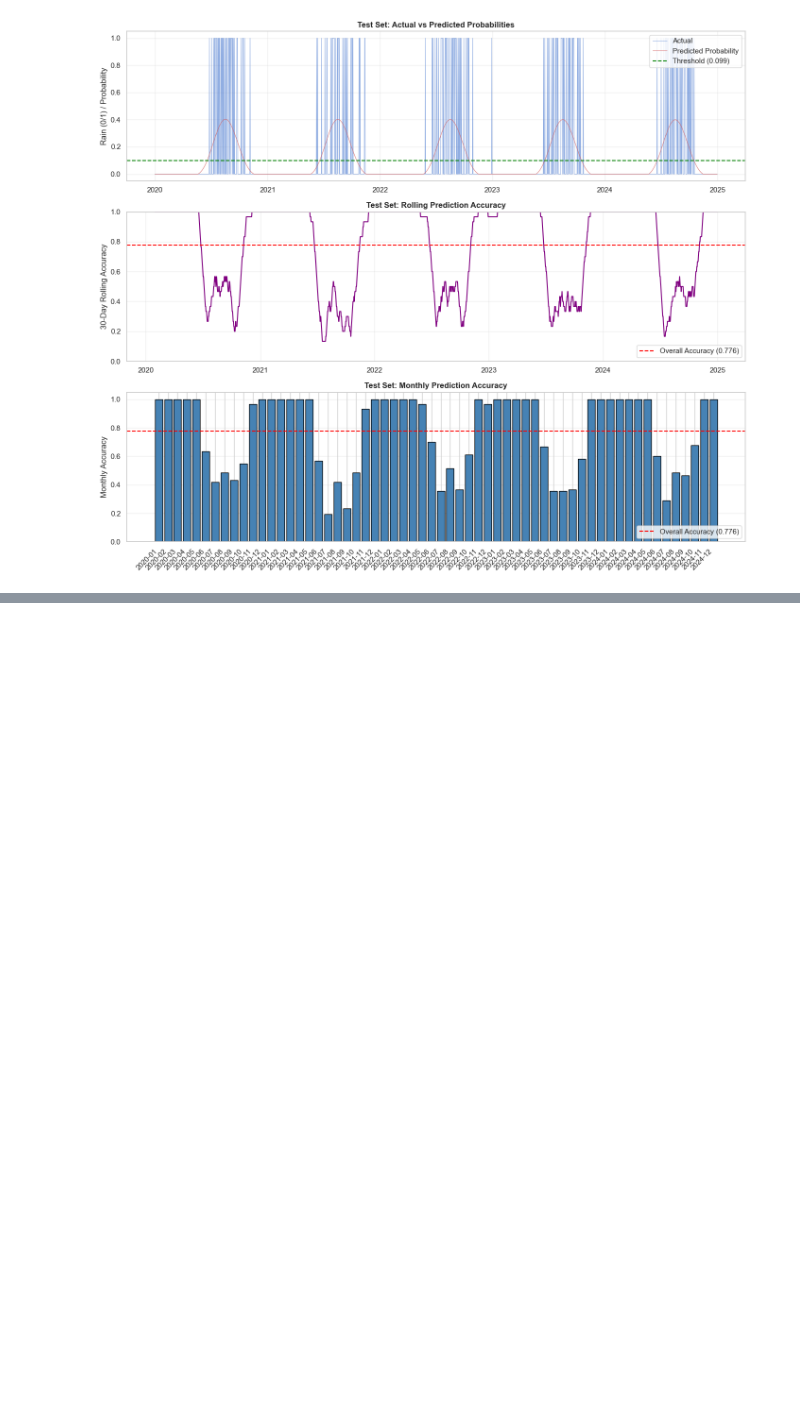
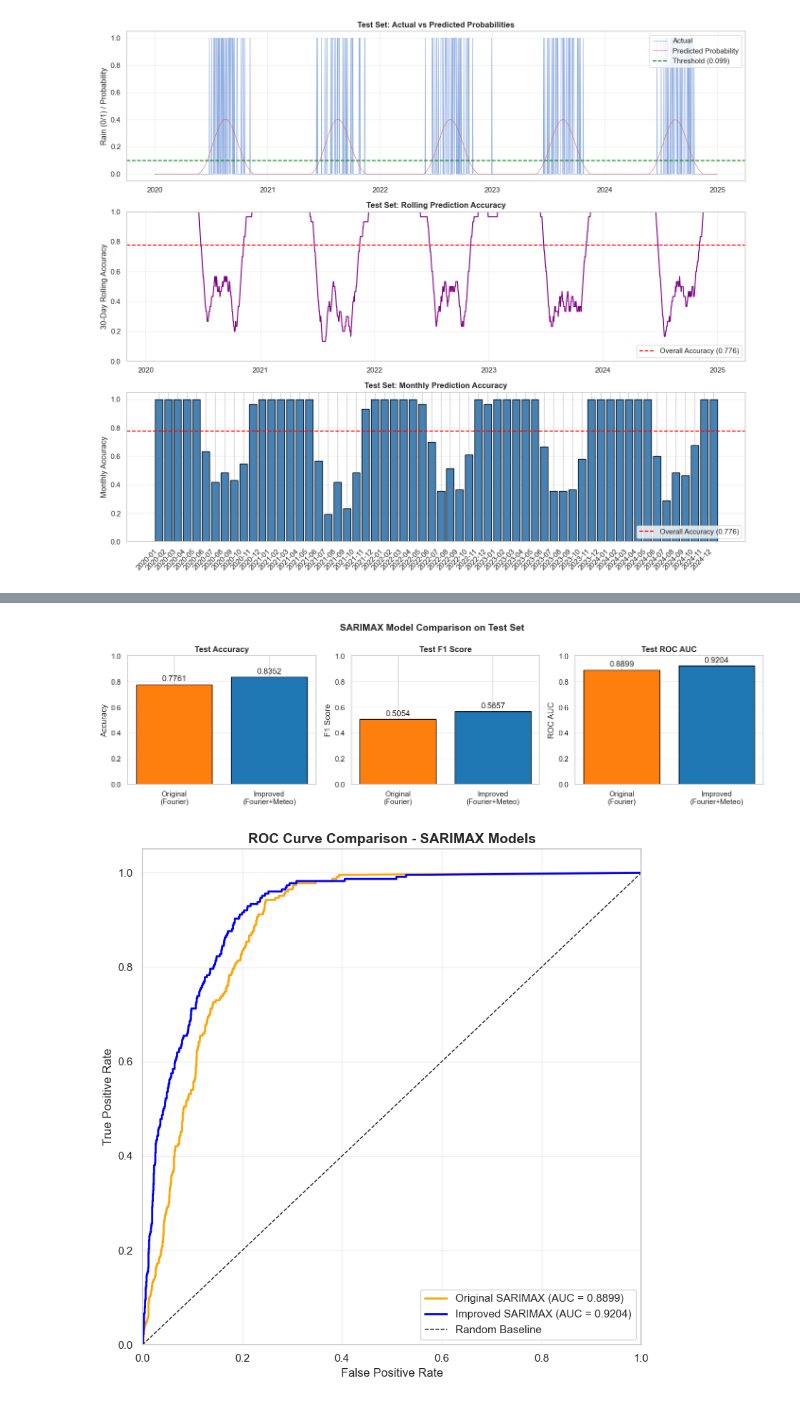
Before and after one commit to LeoAssini/practical-ml-psl, a Jupyter notebook: 1_notebooks/SARIMA/precipitation_sarima_model.ipynb, the cells around one changed output, grey strips where cells are left out. Drawn from its saved outputs; the diff is of its cells as text; code cells hidden in the pictures; blank space fills up the shorter version.

```diff
--- a/1_notebooks/SARIMA/precipitation_sarima_model.ipynb
+++ b/1_notebooks/SARIMA/precipitation_sarima_model.ipynb
@@ -716,0 +756,12 @@ plt.show()
+# %%
+# Create Fourier features with MORE harmonics for better seasonal capture
+N_HARMONICS_V2 = 6  # Increased from 4
+
+fourier_train_v2 = create_fourier_features(y_train.index, period=365.25, n_harmonics=N_HARMONICS_V2)
+fourier_val_v2 = create_fourier_features(y_val.index, period=365.25, n_harmonics=N_HARMONICS_V2)
+fourier_test_v2 = create_fourier_features(y_test.index, period=365.25, n_harmonics=N_HARMONICS_V2)
+
+print(f"Fourier features created ({N_HARMONICS_V2} harmonics = {N_HARMONICS_V2*2} features)")
+print(f"  Train shape: {fourier_train_v2.shape}")
+print(f"  Validation shape: {fourier_val_v2.shape}")
+print(f"  Test shape: {fourier_test_v2.shape}")
@@ -764,0 +1090,51 @@ Model Information Criteria:
+# %%
+# Visual comparison of models
+fig, axes = plt.subplots(1, 3, figsize=(14, 4))
+
+metrics = ['Accuracy', 'F1 Score', 'ROC AUC']
+original_vals = [original_model['test_acc'], original_model['test_f1'], original_model['test_auc']]
+improved_vals = [improved_model['test_acc'], improved_model['test_f1'], improved_model['test_auc']]
+
+for ax, metric, orig, imp in zip(axes, metrics, original_vals, improved_vals):
+    x = np.arange(2)
+    bars = ax.bar(x, [orig, imp], color=['#ff7f0e', '#1f77b4'], edgecolor='black')
+    ax.set_xticks(x)
+    ax.set_xticklabels(['Original\n(Fourier)', 'Improved\n(Fourier+Meteo)'])
+    ax.set_ylabel(metric)
+    ax.set_title(f'Test {metric}', fontweight='bold')
+    ax.set_ylim(0, 1)
+    ax.bar_label(bars, fmt='%.4f', padding=3)
+    ax.grid(axis='y', alpha=0.3)
+
+plt.suptitle('SARIMAX Model Comparison on Test Set', fontsize=14, fontweight='bold')
+plt.tight_layout()
+plt.show()
+
+# ROC curve comparison
+fig, ax = plt.subplots(figsize=(8, 8))
+
+# Original model ROC
+fpr_orig, tpr_orig, _ = roc_curve(y_test, original_model['y_test_proba'])
+ax.plot(fpr_orig, tpr_orig, 'orange', lw=2,
+        label=f"Original SARIMAX (AUC = {original_model['test_auc']:.4f})")
+
+# Improved model ROC
+fpr_imp, tpr_imp, _ = roc_curve(y_test_v2, improved_model['y_test_proba'])
+ax.plot(fpr_imp, tpr_imp, 'blue', lw=2,
+        label=f"Improved SARIMAX (AUC = {improved_model['test_auc']:.4f})")
+
+# Random baseline
+ax.plot([0, 1], [0, 1], 'k--', lw=1, label='Random Baseline')
+
+ax.set_xlim([0.0, 1.0])
+ax.set_ylim([0.0, 1.05])
+ax.set_xlabel("False Positive Rate", fontsize=12)
+ax.set_ylabel("True Positive Rate", fontsize=12)
+ax.set_title("ROC Curve Comparison - SARIMAX Models", fontsize=14, fontweight="bold")
+ax.legend(loc="lower right")
+ax.grid(alpha=0.3)
+plt.tight_layout()
+plt.show()
+# %% [output]
+[figure, added]
+[figure, added]
```
Also changed, not shown: parts of 12 cells of this notebook.
